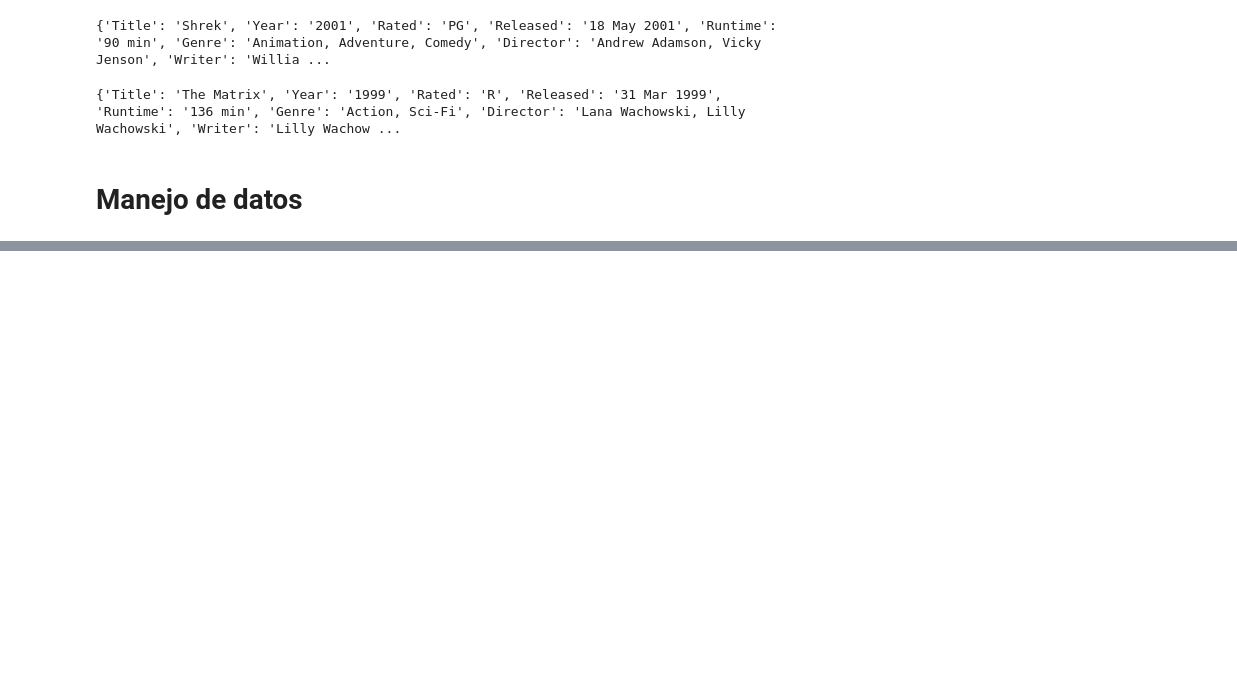
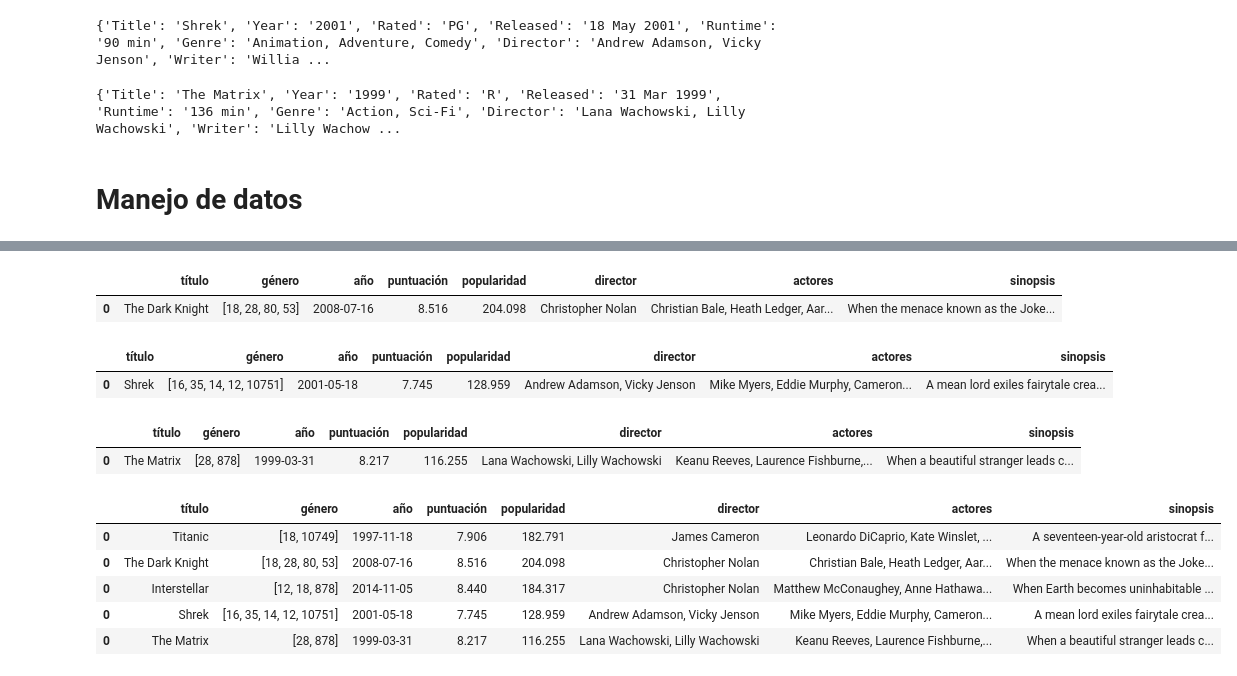
Before and after one commit to earo12/API-example, a Jupyter notebook: API_Movie.ipynb, the cells around one changed output, grey strips where cells are left out. Saved outputs shown, nothing was run; the diff lists cells and outputs as text; code cells hidden in the pictures; blank space fills up the shorter version.

Commit message:
Developed full data transformation in the dataframe

```diff
--- a/API_Movie.ipynb
+++ b/API_Movie.ipynb
@@ -187,0 +210,18 @@ df
+# %%
+# Dataframe de Dark Knight
+
+df_dark_knight = pd.DataFrame([{
+    'título': title_dark_knight,
+    'género': genre_ids_dark_knight,
+    'año': release_date_dark_knight,
+    'puntuación': vote_average_dark_knight,
+    'popularidad': popularity_dark_knight,
+    'director': director_dark_knight,
+    'actores': actores_dark_knight,
+    'sinopsis': sinopsis_dark_knight
+}])
+
+df_dark_knight
+# %% [output]
+|  | título | género | año | puntuación | popularidad | director | actores | sinopsis |
+| 0 | The Dark Knight | [18, 28, 80, 53] | 2008-07-16 | 8.516 | 204.098 | Christopher Nolan | Christian Bale, Heath Ledger, Aar... | When the menace known as the Joke... |
@@ -187,0 +257,18 @@ df
+# %%
+# Dataframe de Shrek
+
+df_shrek= pd.DataFrame([{
+    'título': title_shrek,
+    'género': genre_ids_shrek,
+    'año': release_date_shrek,
+    'puntuación': vote_average_shrek,
+    'popularidad': popularity_shrek,
+    'director': director_shrek,
+    'actores': actores_shrek,
+    'sinopsis': sinopsis_shrek
+}])
+
+df_shrek
+# %% [output]
+|  | título | género | año | puntuación | popularidad | director | actores | sinopsis |
+| 0 | Shrek | [16, 35, 14, 12, 10751] | 2001-05-18 | 7.745 | 128.959 | Andrew Adamson, Vicky Jenson | Mike Myers, Eddie Murphy, Cameron... | A mean lord exiles fairytale crea... |
@@ -187,0 +304,34 @@ df
+# %%
+# Dataframe de Matrix
+
+df_matrix = pd.DataFrame([{
+    'título': title_matrix,
+    'género': genre_ids_matrix,
+    'año': release_date_matrix,
+    'puntuación': vote_average_matrix,
+    'popularidad': popularity_matrix,
+    'director': director_matrix,
+    'actores': actores_matrix,
+    'sinopsis': sinopsis_matrix
+}])
+
+df_matrix
+# %% [output]
+|  | título | género | año | puntuación | popularidad | director | actores | sinopsis |
+| 0 | The Matrix | [28, 878] | 1999-03-31 | 8.217 | 116.255 | Lana Wachowski, Lilly Wachowski | Keanu Reeves, Laurence Fishburne,... | When a beautiful stranger leads c... |
+# %%
+# Realizamos un único dataframe que contenga los valores de todas las películas:
+
+df_concatenado = pd.concat([df_titanic, df_dark_knight])
+df_concatenado = pd.concat([df_concatenado, df_interestellar])
+df_concatenado = pd.concat([df_concatenado, df_shrek])
+df_concatenado = pd.concat([df_concatenado, df_matrix])
+# %%
+df_concatenado
+# %% [output]
+|  | título | género | año | puntuación | popularidad | director | actores | sinopsis |
+| 0 | Titanic | [18, 10749] | 1997-11-18 | 7.906 | 182.791 | James Cameron | Leonardo DiCaprio, Kate Winslet, ... | A seventeen-year-old aristocrat f... |
+| 0 | The Dark Knight | [18, 28, 80, 53] | 2008-07-16 | 8.516 | 204.098 | Christopher Nolan | Christian Bale, Heath Ledger, Aar... | When the menace known as the Joke... |
+| 0 | Interstellar | [12, 18, 878] | 2014-11-05 | 8.440 | 184.317 | Christopher Nolan | Matthew McConaughey, Anne Hathawa... | When Earth becomes uninhabitable ... |
+| 0 | Shrek | [16, 35, 14, 12, 10751] | 2001-05-18 | 7.745 | 128.959 | Andrew Adamson, Vicky Jenson | Mike Myers, Eddie Murphy, Cameron... | A mean lord exiles fairytale crea... |
+| 0 | The Matrix | [28, 878] | 1999-03-31 | 8.217 | 116.255 | Lana Wachowski, Lilly Wachowski | Keanu Reeves, Laurence Fishburne,... | When a beautiful stranger leads c... |
```
Also changed, not shown: parts of 25 cells of this notebook.
